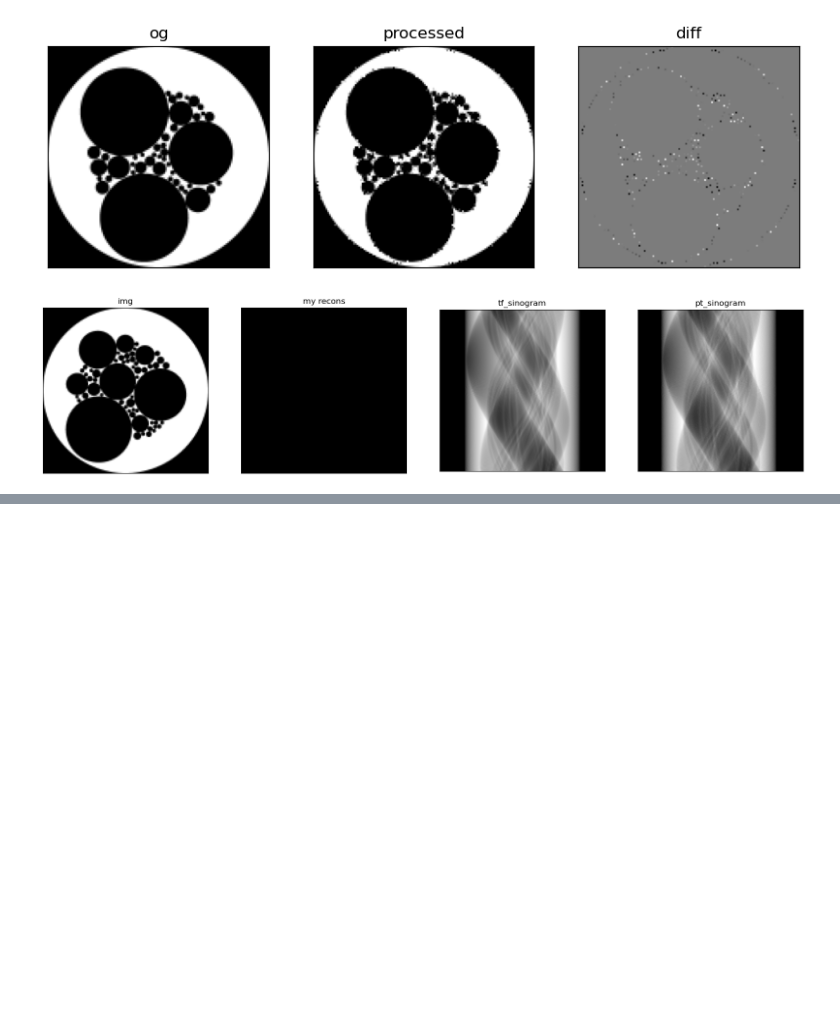
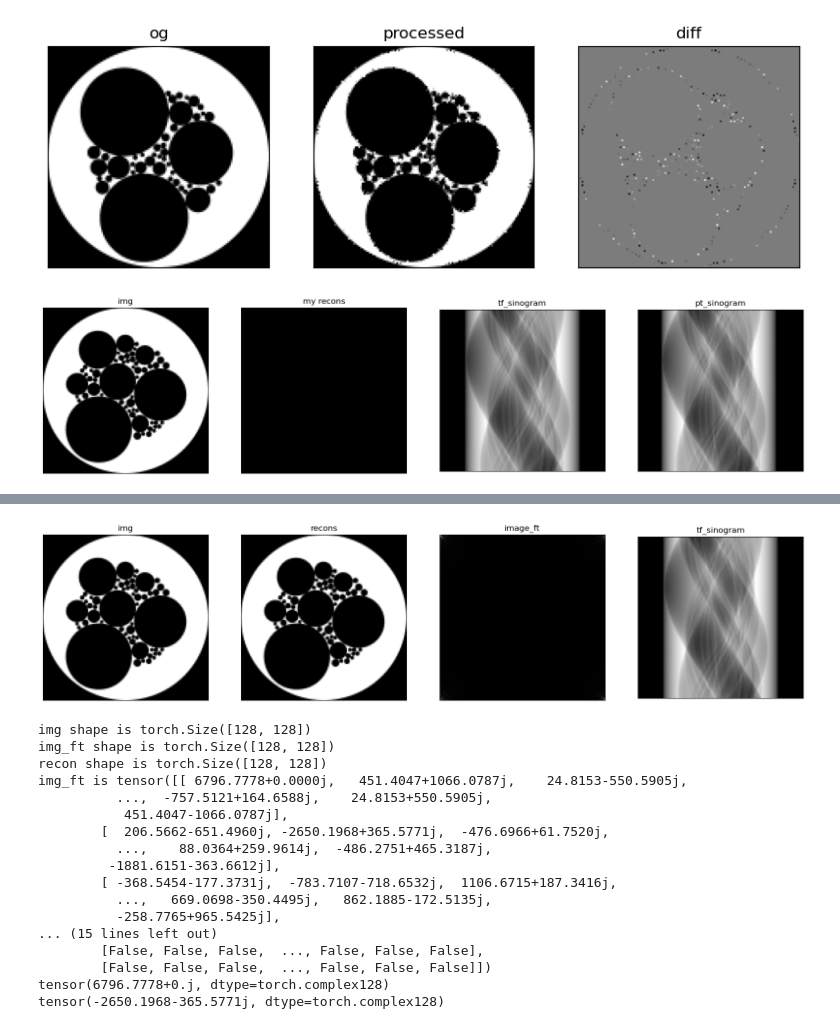
Before and after one commit to gigantocypris/RadonTorch, a Jupyter notebook: inverseRadon/inverse_Radon.ipynb, the cells around one changed output, grey strips where cells are left out. Cells and saved outputs as stored; diff of their text form; code cells hidden in the pictures; blank space fills up the shorter version.

```diff
--- a/inverseRadon/inverse_Radon.ipynb
+++ b/inverseRadon/inverse_Radon.ipynb
@@ -369,0 +375,35 @@ tensor([[0., 0., 0.,  ..., 0., 0., 0.],
+# %%
+image = images_tensor[img_id,:,:]
+image_ft = torch.fft.fft2(image)
+recon =torch.fft.ifft2(image_ft)
+plot_3_images(image,tf_sinogram,abs(image_ft),abs(recon),'img','tf_sinogram','image_ft','recons')
+print(f'img shape is {image.shape}')
+print(f'img_ft shape is {image_ft.shape}')
+print(f'recon shape is {recon.shape}')
+print(f'img_ft is {image_ft}')
+
+img_ft_left = image_ft[:,:image_ft.shape[1]//2]
+img_ft_right = image_ft[:,image_ft.shape[1]//2:]
+img_ft_right_flip = img_ft_right.flip(dims=[1])
+print(img_ft_right_flip == img_ft_left)
+print(image_ft[0,0])
+print(image_ft[-1,-1])
+# %% [output]
+[figure, added]
+img shape is torch.Size([128, 128])
+img_ft shape is torch.Size([128, 128])
+recon shape is torch.Size([128, 128])
+img_ft is tensor([[ 6796.7778+0.0000j,   451.4047+1066.0787j,    24.8153-550.5905j,
+          ...,  -757.5121+164.6588j,    24.8153+550.5905j,
+           451.4047-1066.0787j],
+        [  206.5662-651.4960j, -2650.1968+365.5771j,  -476.6966+61.7520j,
+          ...,    88.0364+259.9614j,  -486.2751+465.3187j,
+         -1881.6151-363.6612j],
+        [ -368.5454-177.3731j,  -783.7107-718.6532j,  1106.6715+187.3416j,
+          ...,   669.0698-350.4495j,   862.1885-172.5135j,
+          -258.7765+965.5425j],
+... (15 lines left out)
+        [False, False, False,  ..., False, False, False],
+        [False, False, False,  ..., False, False, False]])
+tensor(6796.7778+0.j, dtype=torch.complex128)
+tensor(-2650.1968-365.5771j, dtype=torch.complex128)
```
Also changed, not shown: parts of 1 cell of this notebook.
